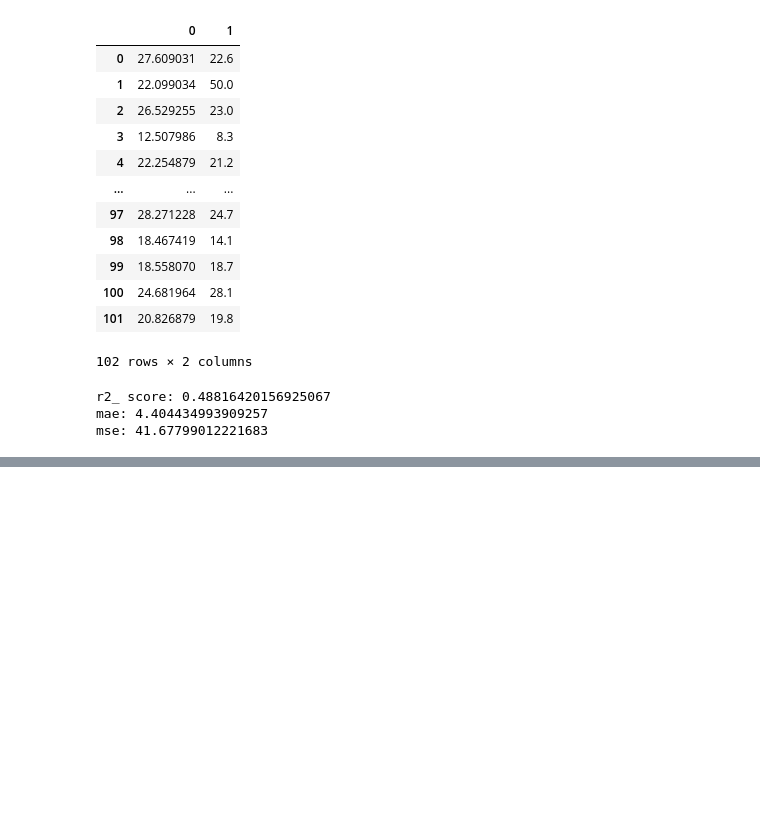
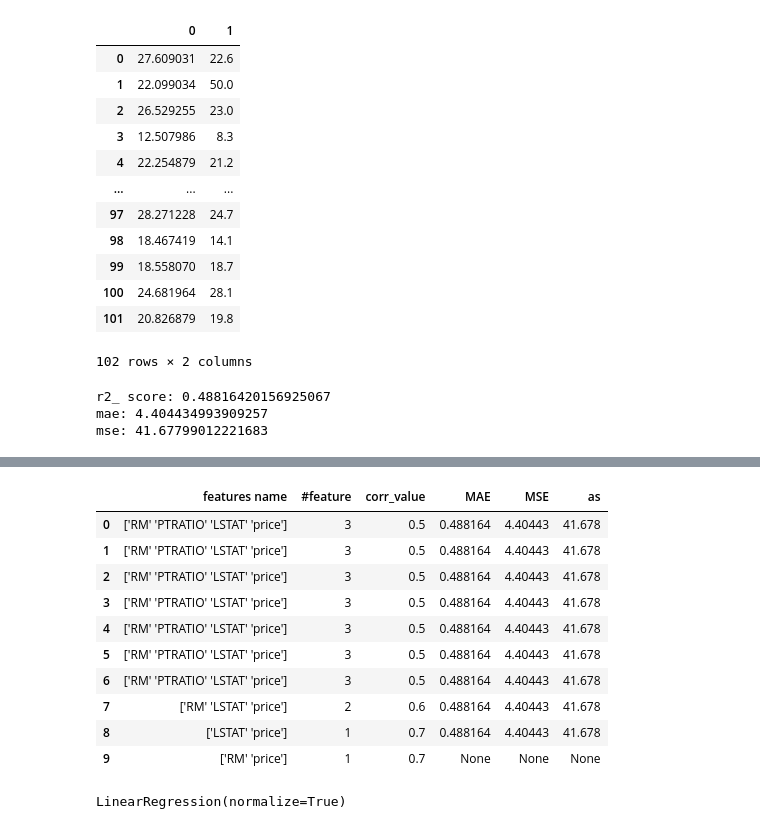
Before and after one commit to AbhishekSRM/boston_prediction, a Jupyter notebook: boston.ipynb, the cells around one changed output, grey strips where cells are left out. Cells and saved outputs as stored; diff of their text form; code cells hidden in the pictures; blank space fills up the shorter version.

```diff
--- a/boston.ipynb
+++ b/boston.ipynb
@@ -347,0 +404,10 @@ TypeError: 'list' object is not callable
+# %%
+def get_y_predict(corr_data):
+    x=corr_data.drop(labels=['price'],axis=1)
+    y=corr_data['price']
+    X_train,X_test,y_train,y_test=train_test_split(X,y,test_size=0.2, random_state=0)
+    model=LinearRegression()
+    model.fit(X_train,y_train)
+    return y_predict
+# %%
+y_predict=get_y_predict(correlated_data)
@@ -347,0 +444,4 @@ TypeError: 'list' object is not callable
+# %%
+thershold=0.70
+corr_value=getCorrelatedFeature(corrmat['price'],thershold)
+corr_value
@@ -347,0 +486,20 @@ TypeError: 'list' object is not callable
+# %%
+y_predicts=get_y_predict(correlated_data)
+perfomance_metrices(correlated_data.columns.values,thershold,y_test,y_predict)
+# %% [output]
+|  | features name | #feature | corr_value | MAE | MSE | as |
+| 0 | ['RM' 'PTRATIO' 'LSTAT' 'price'] | 3 | 0.5 | 0.488164 | 4.40443 | 41.678 |
+| 1 | ['RM' 'PTRATIO' 'LSTAT' 'price'] | 3 | 0.5 | 0.488164 | 4.40443 | 41.678 |
+| 2 | ['RM' 'PTRATIO' 'LSTAT' 'price'] | 3 | 0.5 | 0.488164 | 4.40443 | 41.678 |
+| 3 | ['RM' 'PTRATIO' 'LSTAT' 'price'] | 3 | 0.5 | 0.488164 | 4.40443 | 41.678 |
+| 4 | ['RM' 'PTRATIO' 'LSTAT' 'price'] | 3 | 0.5 | 0.488164 | 4.40443 | 41.678 |
+| 5 | ['RM' 'PTRATIO' 'LSTAT' 'price'] | 3 | 0.5 | 0.488164 | 4.40443 | 41.678 |
+| 6 | ['RM' 'PTRATIO' 'LSTAT' 'price'] | 3 | 0.5 | 0.488164 | 4.40443 | 41.678 |
+| 7 | ['RM' 'LSTAT' 'price'] | 2 | 0.6 | 0.488164 | 4.40443 | 41.678 |
+| 8 | ['LSTAT' 'price'] | 1 | 0.7 | 0.488164 | 4.40443 | 41.678 |
+| 9 | ['RM' 'price'] | 1 | 0.7 | None | None | None |
+# %%
+model=LinearRegression(normalize=True)
+model.fit(X_train,y_train)
+# %% [output]
+LinearRegression(normalize=True)
```
Also changed, not shown: parts of 16 cells of this notebook.
